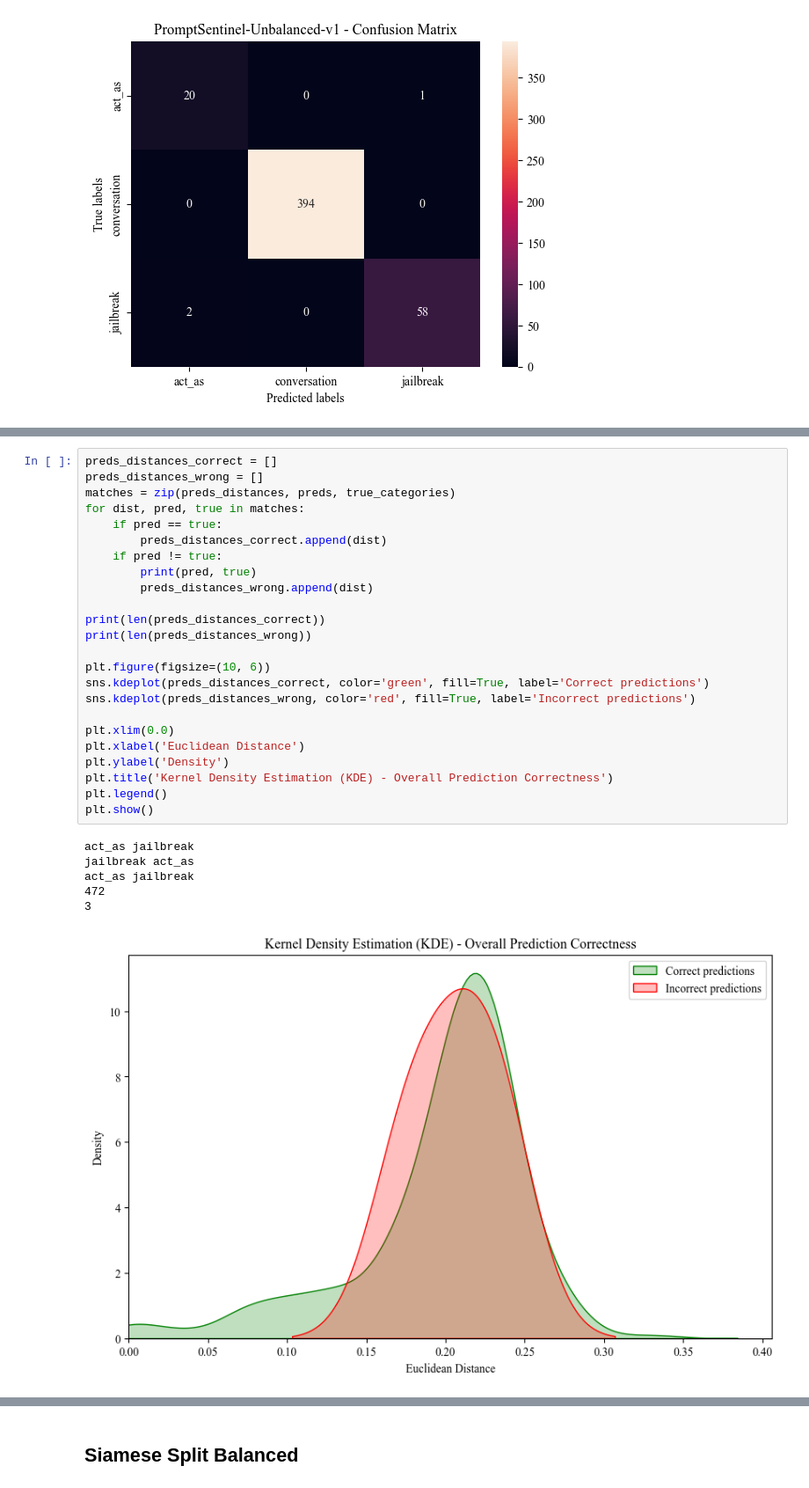
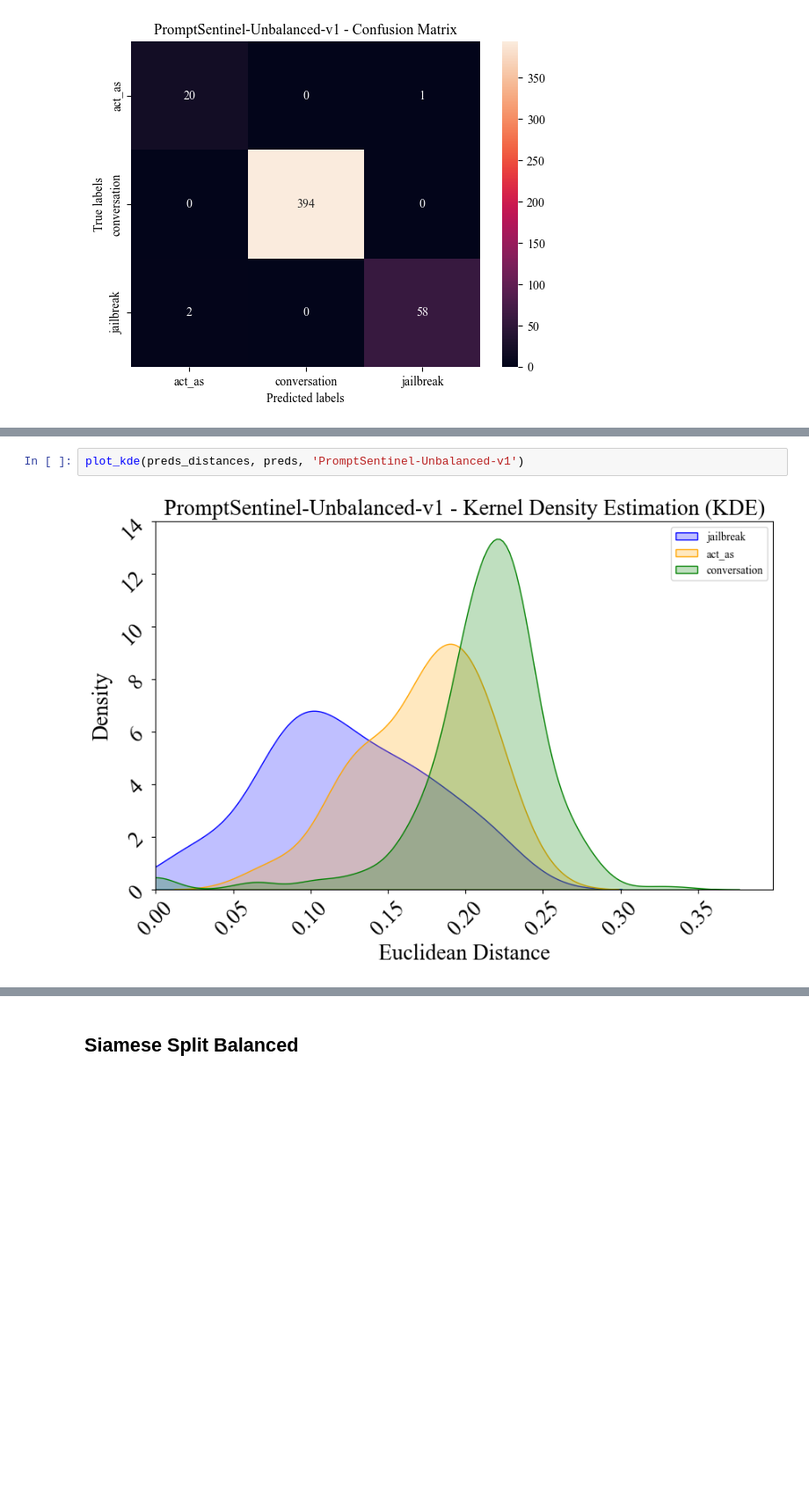
Before and after one commit to llm-security-research/malicious-prompts, a Jupyter notebook: siamese_evaluation.ipynb, the cells around one changed output, grey strips where cells are left out. Shown at 88% size. Saved outputs shown, nothing was run; the diff lists cells and outputs as text; blank space fills up the shorter version.

Commit message:
Fix kde plot font sizes
Also fix correctness kde plots for all models

```diff
--- a/siamese_evaluation.ipynb
+++ b/siamese_evaluation.ipynb
@@ -596,31 +626,4 @@ plt.show()
-# %%
-preds_distances_correct = []
-preds_distances_wrong = []
-matches = zip(preds_distances, preds, true_categories)
-for dist, pred, true in matches:
-    if pred == true:
-        preds_distances_correct.append(dist)
-    if pred != true:
-        print(pred, true)
-        preds_distances_wrong.append(dist)
-
-print(len(preds_distances_correct))
-print(len(preds_distances_wrong))
-
-plt.figure(figsize=(10, 6))
-sns.kdeplot(preds_distances_correct, color='green', fill=True, label='Correct predictions')
-sns.kdeplot(preds_distances_wrong, color='red', fill=True, label='Incorrect predictions')
-
-plt.xlim(0.0)
-plt.xlabel('Euclidean Distance')
-plt.ylabel('Density')
-plt.title('Kernel Density Estimation (KDE) - Overall Prediction Correctness')
-plt.legend()
-plt.show()
-# %% [output]
-act_as jailbreak
-jailbreak act_as
-act_as jailbreak
-472
-3
-[figure, removed]
+# %%
+plot_kde(preds_distances, preds, 'PromptSentinel-Unbalanced-v1')
+# %% [output]
+[figure, added]
```
Also changed, not shown: parts of 9 cells of this notebook, 6 other files.
